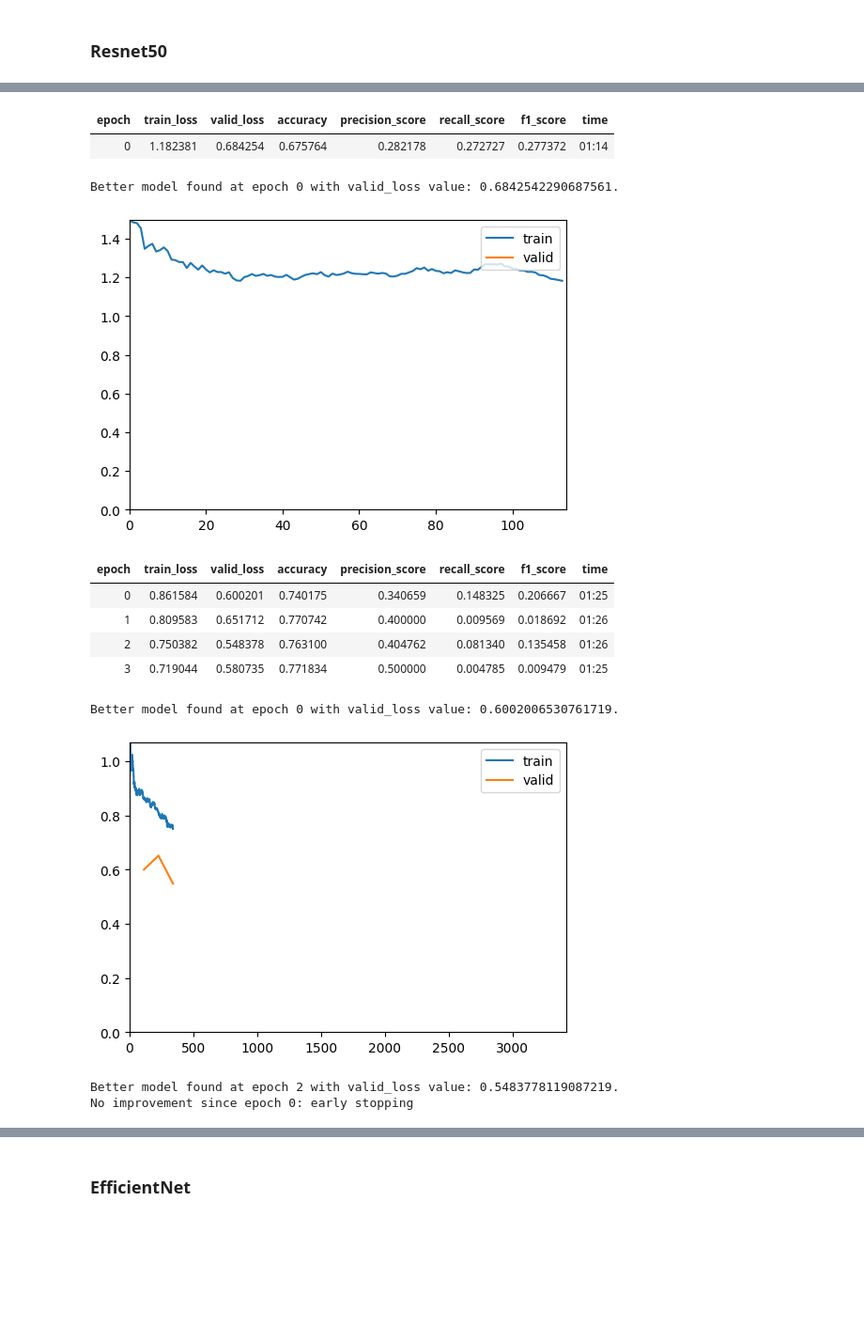
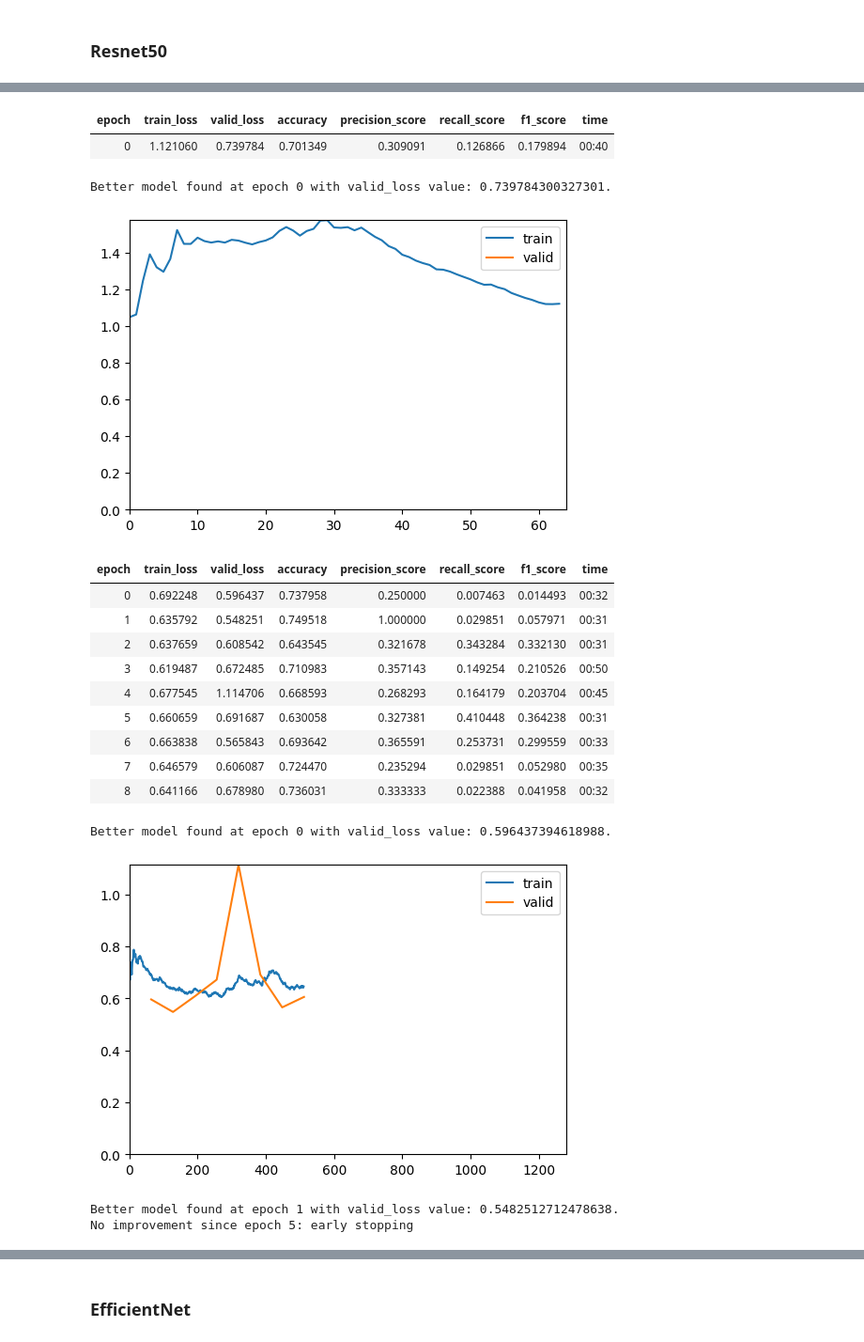
Before and after one commit to inigo99/CancerDetection, a Jupyter notebook: TFM.ipynb, the cells around one changed output, grey strips where cells are left out. Shown at 94% size. Saved outputs shown, nothing was run; the diff lists cells and outputs as text; code cells hidden in the pictures; blank space fills up the shorter version.

```diff
--- a/TFM.ipynb
+++ b/TFM.ipynb
@@ -300,3 +300,3 @@ df
 # %%
-tam = df.loc[df["cancer"] == 1]["patient_id"].unique().size
+tam = dfna.loc[dfna["cancer"] == 1]["patient_id"].unique().size
 # %%
@@ -312,7 +312,7 @@ Name: cancer, dtype: int64
 Los datos están claramente desbalanceados. Se va a escoger al azar los elementos de la clase mayoritaria para entrenar a los modelos.
 # %%
 np.random.seed(0)
-patients = np.random.choice(df.loc[df["cancer"] == 0]["patient_id"], tam)
-patients = np.concatenate((patients, df.loc[df["cancer"] == 1]["patient_id"].unique()))
+patients = np.random.choice(dfna.loc[dfna["cancer"] == 0]["patient_id"], tam)
+patients = np.concatenate((patients, dfna.loc[dfna["cancer"] == 1]["patient_id"].unique()))
 patients.size
 # %% [output]
@@ -320,3 +320,3 @@ patients.size
 # %%
-dfb = df.loc[df["patient_id"].isin(patients)].copy()
+dfb = dfna.loc[dfna["patient_id"].isin(patients)].copy()
 # %%
@@ -364,7 +354,7 @@ db = DataBlock(blocks = (ImageBlock, CategoryBlock),
                  splitter=RandomSplitter(valid_pct=0.2,seed=42),
                  get_y=label_func2,
                  item_tfms = Resize(512),
-                 batch_tfms=aug_transforms(size=512,min_scale=0.75))
+                 batch_tfms=aug_transforms(size=256,min_scale=0.75))
 # %%
 dls = db.dataloaders(p_under, bs=32)
 # %%
@@ -378,16 +376,21 @@ learn = vision_learner(dls, resnet50, metrics=[accuracy, Precision(), Recall(),
 # %%
-learn.fine_tune(30, base_lr=1e-3)
+learn.fine_tune(20, base_lr=1e-2)
 # %% [output]
 | epoch | train_loss | valid_loss | accuracy | precision_score | recall_score | f1_score | time |
-| 0 | 1.182381 | 0.684254 | 0.675764 | 0.282178 | 0.272727 | 0.277372 | 01:14 |
+| 0 | 1.121060 | 0.739784 | 0.701349 | 0.309091 | 0.126866 | 0.179894 | 00:40 |
-Better model found at epoch 0 with valid_loss value: 0.6842542290687561.
+Better model found at epoch 0 with valid_loss value: 0.739784300327301.
-[figure, old version]
+[figure, new version]
 | epoch | train_loss | valid_loss | accuracy | precision_score | recall_score | f1_score | time |
-| 0 | 0.861584 | 0.600201 | 0.740175 | 0.340659 | 0.148325 | 0.206667 | 01:25 |
-| 1 | 0.809583 | 0.651712 | 0.770742 | 0.400000 | 0.009569 | 0.018692 | 01:26 |
-| 2 | 0.750382 | 0.548378 | 0.763100 | 0.404762 | 0.081340 | 0.135458 | 01:26 |
-| 3 | 0.719044 | 0.580735 | 0.771834 | 0.500000 | 0.004785 | 0.009479 | 01:25 |
+| 0 | 0.692248 | 0.596437 | 0.737958 | 0.250000 | 0.007463 | 0.014493 | 00:32 |
+| 1 | 0.635792 | 0.548251 | 0.749518 | 1.000000 | 0.029851 | 0.057971 | 00:31 |
+| 2 | 0.637659 | 0.608542 | 0.643545 | 0.321678 | 0.343284 | 0.332130 | 00:31 |
+| 3 | 0.619487 | 0.672485 | 0.710983 | 0.357143 | 0.149254 | 0.210526 | 00:50 |
+| 4 | 0.677545 | 1.114706 | 0.668593 | 0.268293 | 0.164179 | 0.203704 | 00:45 |
+| 5 | 0.660659 | 0.691687 | 0.630058 | 0.327381 | 0.410448 | 0.364238 | 00:31 |
+| 6 | 0.663838 | 0.565843 | 0.693642 | 0.365591 | 0.253731 | 0.299559 | 00:33 |
+| 7 | 0.646579 | 0.606087 | 0.724470 | 0.235294 | 0.029851 | 0.052980 | 00:35 |
+| 8 | 0.641166 | 0.678980 | 0.736031 | 0.333333 | 0.022388 | 0.041958 | 00:32 |
-Better model found at epoch 0 with valid_loss value: 0.6002006530761719.
+Better model found at epoch 0 with valid_loss value: 0.596437394618988.
-[figure, old version]
+[figure, new version]
-Better model found at epoch 2 with valid_loss value: 0.5483778119087219.
-No improvement since epoch 0: early stopping
+Better model found at epoch 1 with valid_loss value: 0.5482512712478638.
+No improvement since epoch 5: early stopping
```
Also changed, not shown: parts of 30 cells of this notebook.
